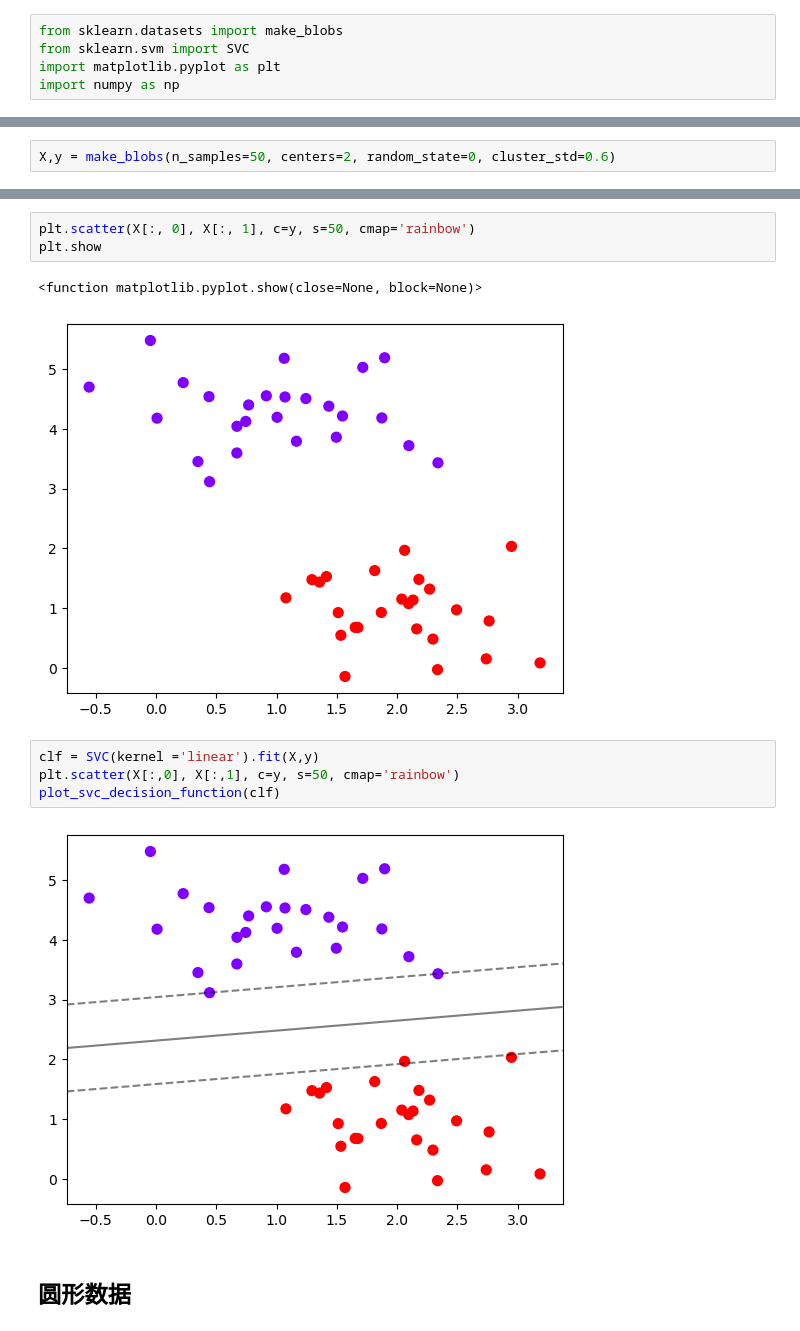
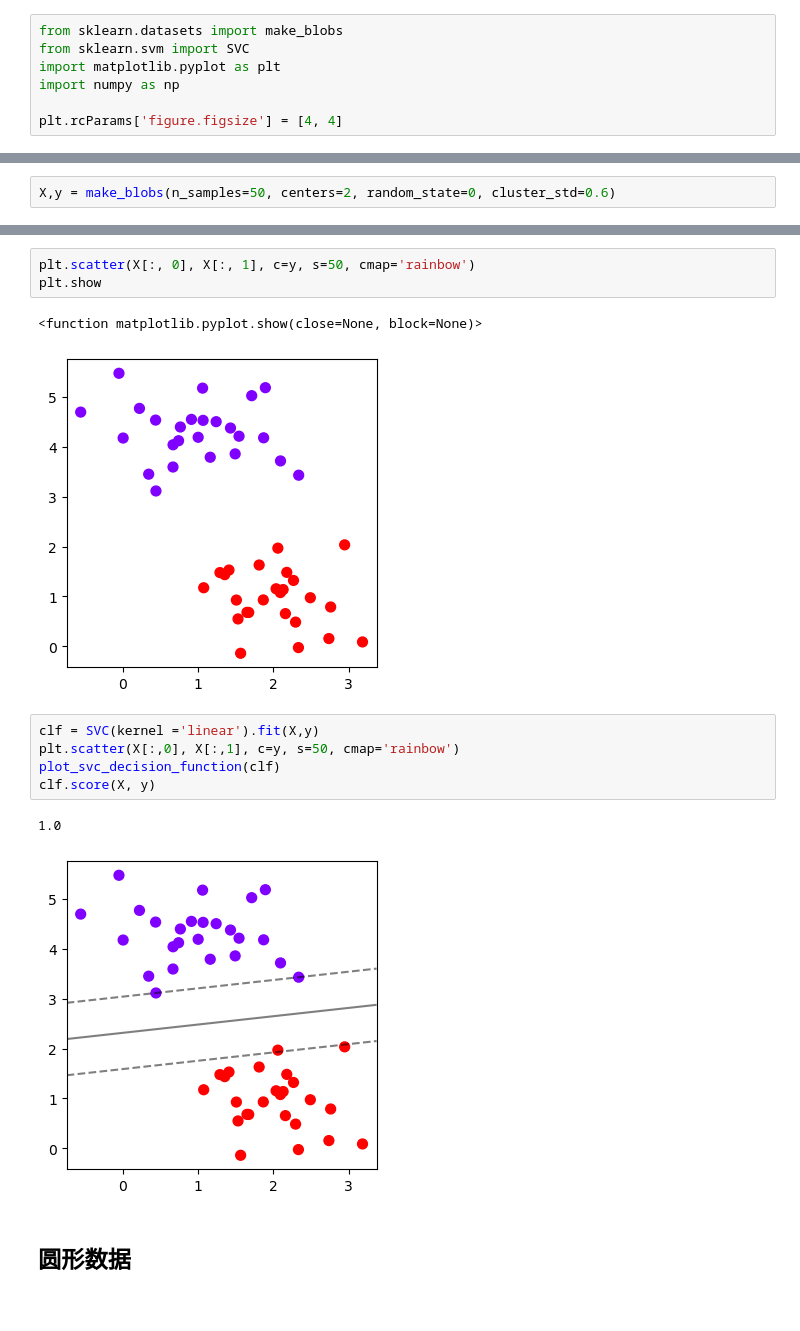
Before and after one commit to luyuxuan98/svm, a Jupyter notebook: svm.ipynb, the cells around one changed output, grey strips where cells are left out. Drawn from its saved outputs; the diff is of its cells as text.

```diff
--- a/svm.ipynb
+++ b/svm.ipynb
@@ -9,6 +9,8 @@ from sklearn.datasets import make_blobs
 from sklearn.svm import SVC
 import matplotlib.pyplot as plt
 import numpy as np
+
+plt.rcParams['figure.figsize'] = [4, 4]
 # %%
 def plot_svc_decision_function(model, ax=None):
     if ax is None:
@@ -53,13 +56,15 @@ plt.scatter(X[:, 0], X[:, 1], c=y, s=50, cmap='rainbow')
 plt.show
 # %% [output]
 <function matplotlib.pyplot.show(close=None, block=None)>
-[figure, old version]
+[figure, new version]
 # %%
 clf = SVC(kernel ='linear').fit(X,y)
 plt.scatter(X[:,0], X[:,1], c=y, s=50, cmap='rainbow')
 plot_svc_decision_function(clf)
+clf.score(X, y)
 # %% [output]
+1.0
-[figure, old version]
+[figure, new version]
 # %% [markdown]
 ## 圆形数据
 # %%
```
Also changed, not shown: parts of 17 cells of this notebook, 1 other file.
